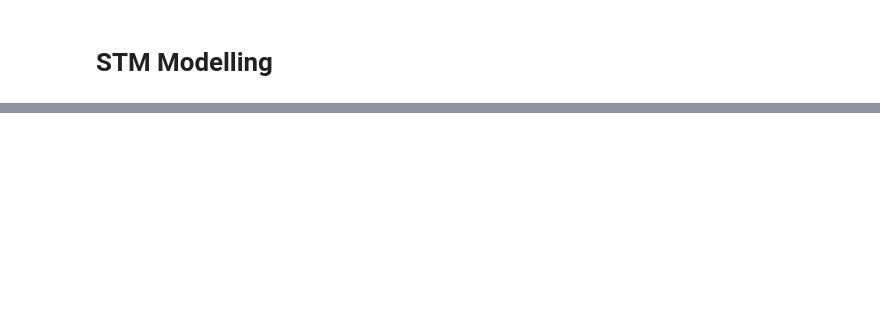
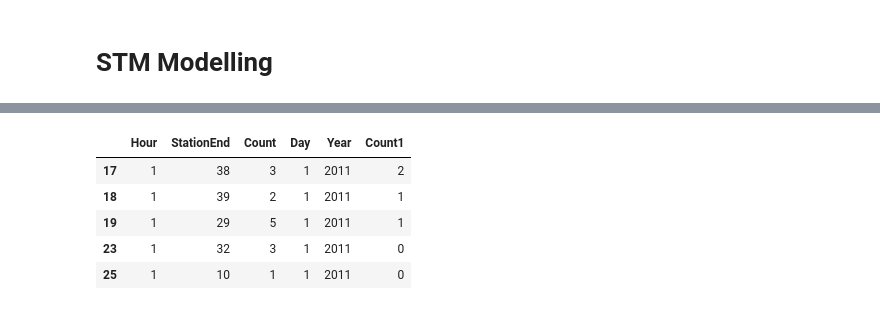
Before and after one commit to FlipGoncalves/BikeSharingDeepLearning, a Jupyter notebook: STMpart1.ipynb, the cells around one changed output, grey strips where cells are left out. Saved outputs shown, nothing was run; the diff lists cells and outputs as text; code cells hidden in the pictures; blank space fills up the shorter version.

```diff
--- a/STMpart1.ipynb
+++ b/STMpart1.ipynb
@@ -90,0 +118,88 @@ fig = sns.heatmap(con_corr, vmin=-1, vmax=1, annot=True, fmt='0.2f')
+# %%
+count = 0
+cnt_1day = []
+for trip in trips_training.values:
+    hour = trip[0]
+    station = trip[1]
+    day = trip[3]
+    year = trip[4]
+
+    if hour == first_hour and year == first_year and day == first_day:
+        count += 1
+        continue
+
+    hour -= 1
+    if hour == -1:
+        hour = 23
+        day -= 1
+
+    df = trips_training.loc[(trips_training["Hour"] == hour) & (trips_training["Day"] == day) & (trips_training["Year"] == year) & (trips_training["StationEnd"] == station)]
+
+    if df.empty:
+        cnt_1day.append(0)
+    else:
+        cnt_1day.append(df.values[0][2])
+
+count = 0
+cnt_1day = []
+for trip in trips_testing.values:
+    hour = trip[0]
+    station = trip[1]
+    day = trip[3]
+    year = trip[4]
+
+    if hour == first_hour and year == first_year and day == first_day:
+        count += 1
+        continue
+
+    hour -= 1
+    if hour == -1:
+        hour = 23
+        day -= 1
+
+    df = trips_testing.loc[(trips_testing["Hour"] == hour) & (trips_testing["Day"] == day) & (trips_testing["Year"] == year) & (trips_testing["StationEnd"] == station)]
+
+    if df.empty:
+        cnt_1day.append(0)
+    else:
+        cnt_1day.append(df.values[0][2])
+
+trips_method2 = trips_training[count:].copy()
+trips_method2["Count1"] = cnt_1day
+trips_testing1 = trips_testing[count:].copy()
+trips_testing1["Count1"] = cnt_1day
+
+X = trips_method2.drop(columns=["Count"])
+y = trips_method2["Count"]
+
+lm = linear_model.LinearRegression().fit(X, y)
+
+MAE = 0
+MSE = 0
+MAPE = 0
+MPE = 0
+for hour, station, count, day, year, count_1 in trips_testing1.values:
+    prediction = lm.predict(np.array([[hour, station, day, year, count_1]]))
+    MAE += abs(count - prediction)
+    MSE += (count - prediction)**2
+    MAPE += (abs((count - prediction))/count)
+    MPE += ((count - prediction)/count)
+
+MAE = MAE / len(trips_method2)
+MSE = MSE / len(trips_method2)
+MAPE = MAPE / len(trips_method2)
+MPE = MPE / len(trips_method2)
+
+errors["Mean Absolute Error"].append(MAE)
+errors["Mean Squared Error"].append(MSE)
+errors["Mean Absolute Percentage Error"].append(MAPE)
+errors["Mean Percentage Error"].append(MPE)
+
+accuracy.append(lm.score(trips_testing1.drop(columns=["Count"]), trips_testing1["Count"]))
+# %% [output]
+|  | Hour | StationEnd | Count | Day | Year | Count1 |
+| 17 | 1 | 38 | 3 | 1 | 2011 | 2 |
+| 18 | 1 | 39 | 2 | 1 | 2011 | 1 |
+| 19 | 1 | 29 | 5 | 1 | 2011 | 1 |
+| 23 | 1 | 32 | 3 | 1 | 2011 | 0 |
+| 25 | 1 | 10 | 1 | 1 | 2011 | 0 |
```
Also changed, not shown: parts of 43 cells of this notebook.
